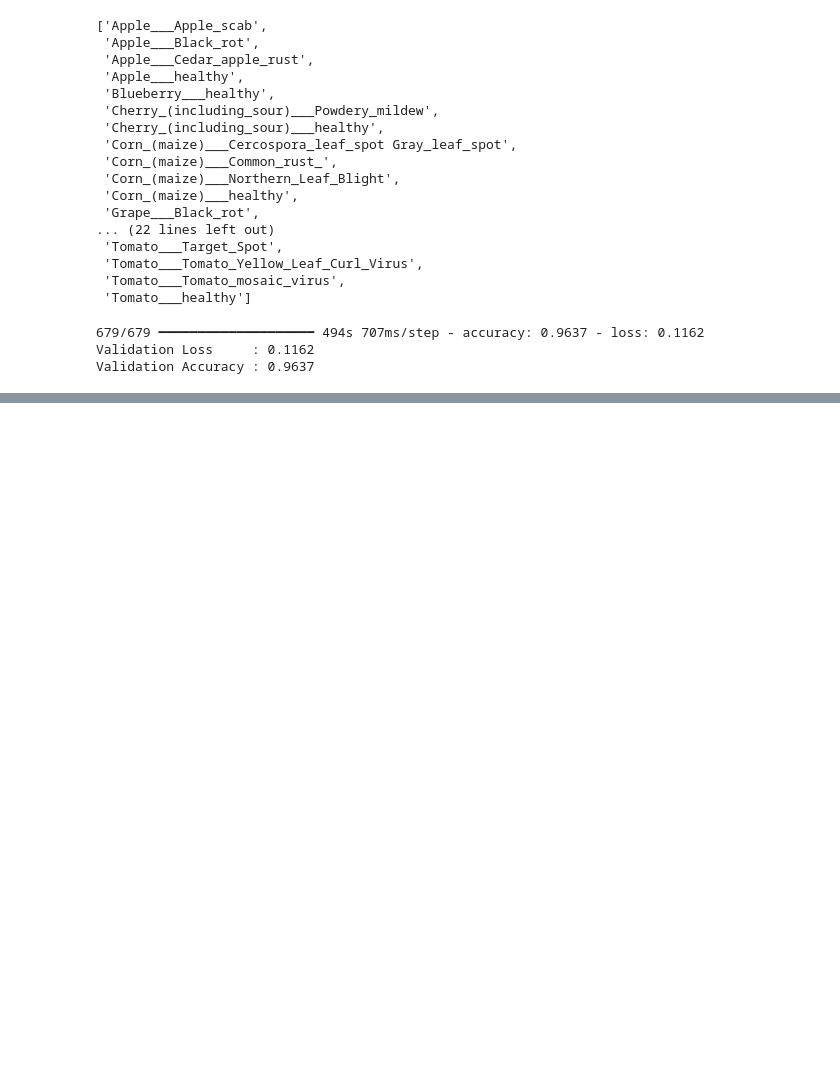
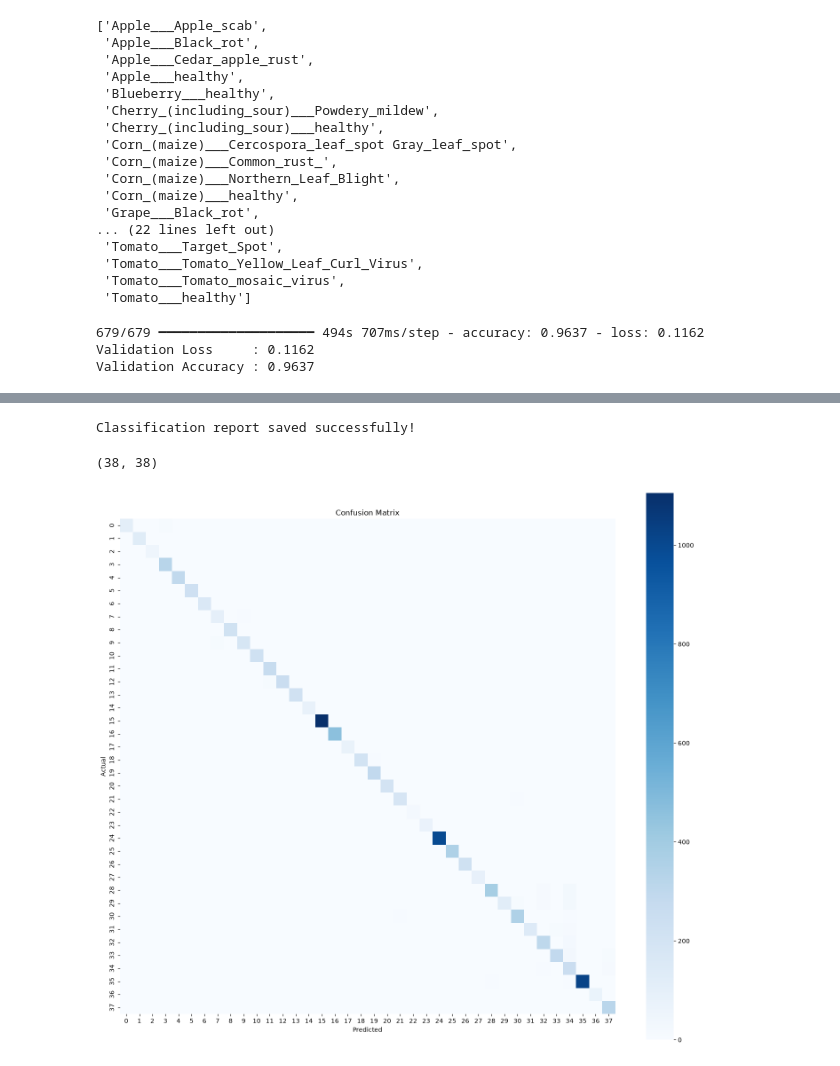
Before and after one commit to Sayeedahmed-09/Crop-Disease-Detection, a Jupyter notebook: notebooks/04_model_evaluation.ipynb, the cells around one changed output, grey strips where cells are left out. Saved outputs shown, nothing was run; the diff lists cells and outputs as text; code cells hidden in the pictures; blank space fills up the shorter version.

Commit message:
Add classification report and confusion matrix

```diff
--- a/notebooks/04_model_evaluation.ipynb
+++ b/notebooks/04_model_evaluation.ipynb
@@ -100,0 +103,18 @@ Validation Accuracy : 0.9637
+# %%
+y_true = []
+y_pred = []
+# %%
+import numpy as np
+
+for images, labels in val_ds:
+    predictions = model.predict(images, verbose=0)
+
+    predicted_labels = np.argmax(predictions, axis=1)
+
+    y_true.extend(labels.numpy())
+    y_pred.extend(predicted_labels)
+# %%
+y_true = np.array(y_true)
+y_pred = np.array(y_pred)
+
+print("Total Validation Samples:", len(y_true))
@@ -100,0 +158,44 @@ Validation Accuracy : 0.9637
+# %%
+from pathlib import Path
+
+output_path = Path("../outputs")
+
+output_path.mkdir(exist_ok=True)
+
+with open(output_path / "classification_report.txt", "w") as f:
+    f.write(report)
+
+print("Classification report saved successfully!")
+# %% [output]
+Classification report saved successfully!
+# %%
+from sklearn.metrics import confusion_matrix
+
+cm = confusion_matrix(
+    y_true,
+    y_pred
+)
+
+print(cm.shape)
+# %% [output]
+(38, 38)
+# %%
+import matplotlib.pyplot as plt
+import seaborn as sns
+
+plt.figure(figsize=(18, 16))
+
+sns.heatmap(
+    cm,
+    cmap="Blues",
+    square=True,
+    cbar=True
+)
+
+plt.title("Confusion Matrix")
+plt.xlabel("Predicted")
+plt.ylabel("Actual")
+
+plt.show()
+# %% [output]
+[figure, added]
```
Also changed, not shown: parts of 5 cells of this notebook.
